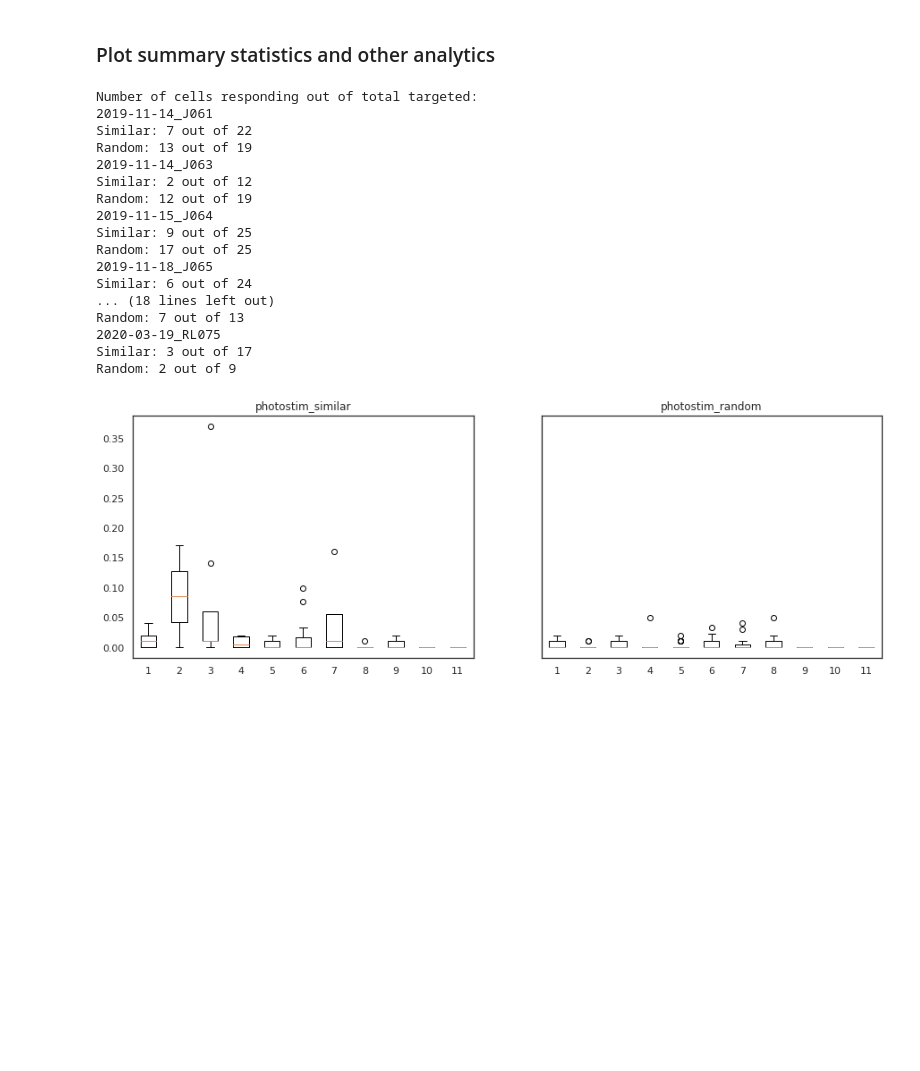
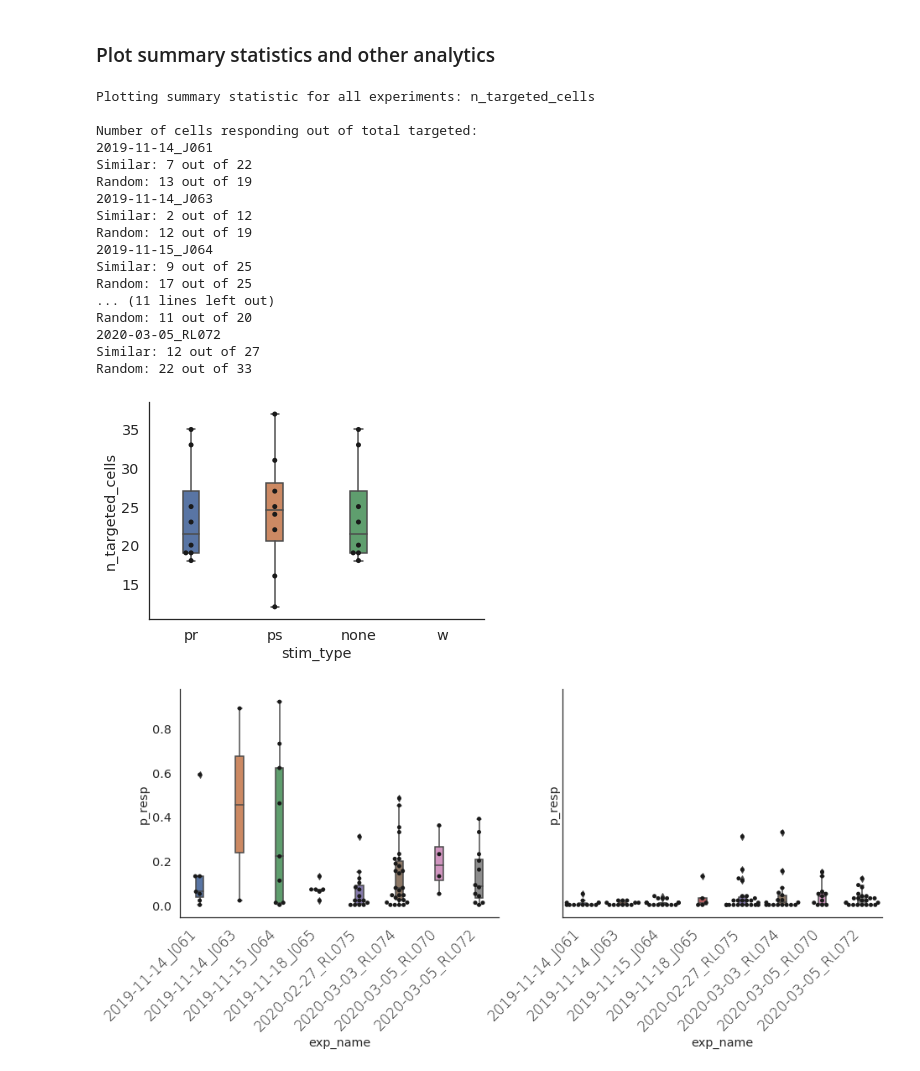
Before and after one commit to Packer-Lab/Vape, a Jupyter notebook: jupyter/rob/interareal_plotting.ipynb, the cells around one changed output. Saved outputs shown, nothing was run; the diff lists cells and outputs as text; code cells hidden in the pictures; blank space fills up the shorter version.

```diff
--- a/jupyter/rob/interareal_plotting.ipynb
+++ b/jupyter/rob/interareal_plotting.ipynb
@@ -75,19 +78,21 @@ with open(master_path, 'rb') as f:
 # Plot mean STA dFF amplitude across all cells in group
 # master_obj.boxplotSummaryStat('target_sta_amp')
 # master_obj.boxplotSummaryStat('target_responders_sta')
+master_obj.boxplotSummaryStat('n_targeted_cells')
 # plt.savefig(os.path.join(fig_save_path, 'target_sta_amp.svg'))
 # master_obj.boxplotSummaryStat('non_target_sta_amp')
 # master_obj.boxplotSummaryStat('s2_sta_amp')
 # master_obj.boxplotSummaryStat('positive_s2_responders_sta')
 # master_obj.boxplotSummaryStat('stim_freq')
-# plt.savefig(os.path.join(fig_save_path, 'positive_s2_responders_sta.svg'))
+# master_obj.boxplotSummaryStat('stim_freq')
+plt.savefig(os.path.join(fig_save_path, 'n_targeted_cells.png'))
 
 # Plot distribution of STA amplitudes across all cells in group
 # master_obj.distributionSummaryStat('s2_sta')
 
 # Plot mean STA dFF trace across all cells in group
 # master_obj.lineplotSTA('target_sta')
-# plt.savefig(os.path.join(fig_save_path, 'target_sta.svg'))
+# plt.savefig(os.path.join(fig_save_path, 'target_sta.png'))
 # master_obj.lineplotSTA('non_target_sta')
 # master_obj.lineplotSTA('s2_sta')
 
@@ -98,38 +103,40 @@ with open(master_path, 'rb') as f:
 # Plot probability of response for each cell across two different stim types
 # master_obj.scatterProbResponse(to_mask='target_cells')
 # plt.savefig(os.path.join(fig_save_path, 'prob_response_scatter.svg'))
 
 # Plot reliable responders over 100 trials (STA)
 # master_obj.scatterResponseSTA(['target_responders_sta', 'positive_s2_responders_sta'], proportion=False)
 # master_obj.scatterResponseSTA(['positive_s1_responders_sta', 'positive_s2_responders_sta'], proportion=True)
 
 # Plot all responders per trial (> 2 S.D. of baseline)
 # master_obj.scatterResponseTrial(['target_responders_trial_sum', 'positive_s2_responders_trial'], proportion=True)
 # master_obj.scatterResponseTrial(['target_responders_trial_sum', 'positive_s2_responders_trial'])
 # master_obj.scatterResponseTrial(['positive_s1_responders_trial', 'positive_s2_responders_trial'], proportion=True)
 # master_obj.scatterResponseTrial(['positive_s1_responders_trial', 'positive_s2_responders_trial'])
 # master_obj.scatterResponseTrial(['target_sum_dff', 'positive_s2_responders_trial'])
 # master_obj.scatterResponseTrial(['num_whisker_targets', 'positive_s2_responders_trial'])
 # master_obj.scatterResponseTrial(['euclid_dist', 'positive_s2_responders_trial'])
 
 # Plot whisker bias of targets
 master_obj.boxplotWhiskerBias()
+plt.savefig(os.path.join(fig_save_path, 'prob_response_whisker_targets.png'))
 # %% [output]
+Plotting summary statistic for all experiments: n_targeted_cells
+
 Number of cells responding out of total targeted:
 2019-11-14_J061
 Similar: 7 out of 22
 Random: 13 out of 19
 2019-11-14_J063
 Similar: 2 out of 12
 Random: 12 out of 19
 2019-11-15_J064
 Similar: 9 out of 25
 Random: 17 out of 25
-2019-11-18_J065
-Similar: 6 out of 24
-... (18 lines left out)
-Random: 7 out of 13
-2020-03-19_RL075
-Similar: 3 out of 17
-Random: 2 out of 9
+... (11 lines left out)
+Random: 11 out of 20
+2020-03-05_RL072
+Similar: 12 out of 27
+Random: 22 out of 33
-[figure, old version]
+[figure, new version]
+[figure, added]
```
Also changed, not shown: parts of 4 cells of this notebook, 7 other files.
